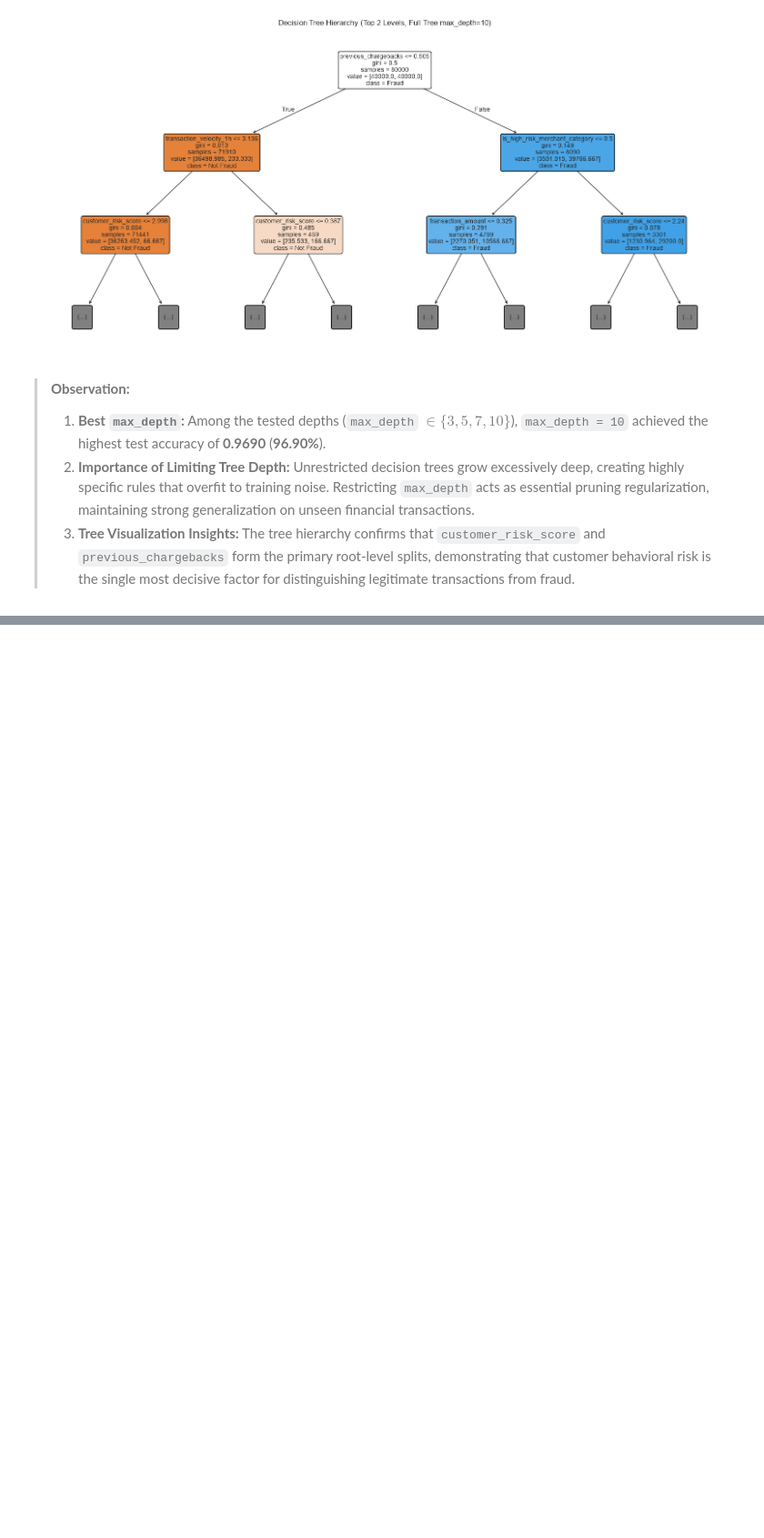
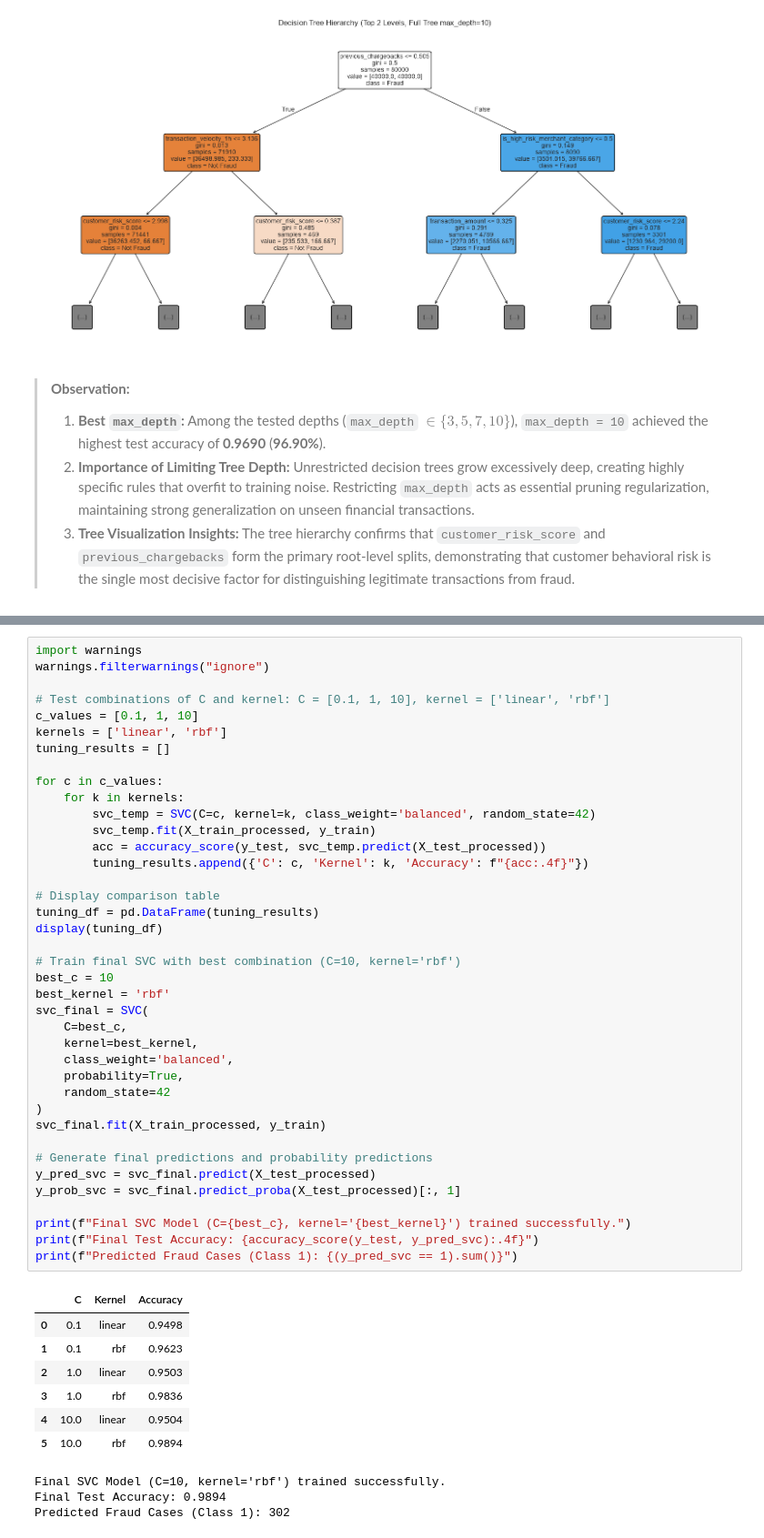
Before and after one commit to anish435/ML_capstone_project, a Jupyter notebook: notebooks/classification.ipynb, the cells around one changed output, grey strips where cells are left out. Shown at 91% size. Drawn from its saved outputs; the diff is of its cells as text; blank space fills up the shorter version.

```diff
--- a/notebooks/classification.ipynb
+++ b/notebooks/classification.ipynb
@@ -1220,0 +1263,50 @@ plt.show()
+# %%
+import warnings
+warnings.filterwarnings("ignore")
+
+# Test combinations of C and kernel: C = [0.1, 1, 10], kernel = ['linear', 'rbf']
+c_values = [0.1, 1, 10]
+kernels = ['linear', 'rbf']
+tuning_results = []
+
+for c in c_values:
+    for k in kernels:
+        svc_temp = SVC(C=c, kernel=k, class_weight='balanced', random_state=42)
+        svc_temp.fit(X_train_processed, y_train)
+        acc = accuracy_score(y_test, svc_temp.predict(X_test_processed))
+        tuning_results.append({'C': c, 'Kernel': k, 'Accuracy': f"{acc:.4f}"})
+
+# Display comparison table
+tuning_df = pd.DataFrame(tuning_results)
+display(tuning_df)
+
+# Train final SVC with best combination (C=10, kernel='rbf')
+best_c = 10
+best_kernel = 'rbf'
+svc_final = SVC(
+    C=best_c,
+    kernel=best_kernel,
+    class_weight='balanced',
+    probability=True,
+    random_state=42
+)
+svc_final.fit(X_train_processed, y_train)
+
+# Generate final predictions and probability predictions
+y_pred_svc = svc_final.predict(X_test_processed)
+y_prob_svc = svc_final.predict_proba(X_test_processed)[:, 1]
+
+print(f"Final SVC Model (C={best_c}, kernel='{best_kernel}') trained successfully.")
+print(f"Final Test Accuracy: {accuracy_score(y_test, y_pred_svc):.4f}")
+print(f"Predicted Fraud Cases (Class 1): {(y_pred_svc == 1).sum()}")
+# %% [output]
+|  | C | Kernel | Accuracy |
+| 0 | 0.1 | linear | 0.9498 |
+| 1 | 0.1 | rbf | 0.9623 |
+| 2 | 1.0 | linear | 0.9503 |
+| 3 | 1.0 | rbf | 0.9836 |
+| 4 | 10.0 | linear | 0.9504 |
+| 5 | 10.0 | rbf | 0.9894 |
+Final SVC Model (C=10, kernel='rbf') trained successfully.
+Final Test Accuracy: 0.9894
+Predicted Fraud Cases (Class 1): 302
```
Also changed, not shown: parts of 5 cells of this notebook, 1 other file.
